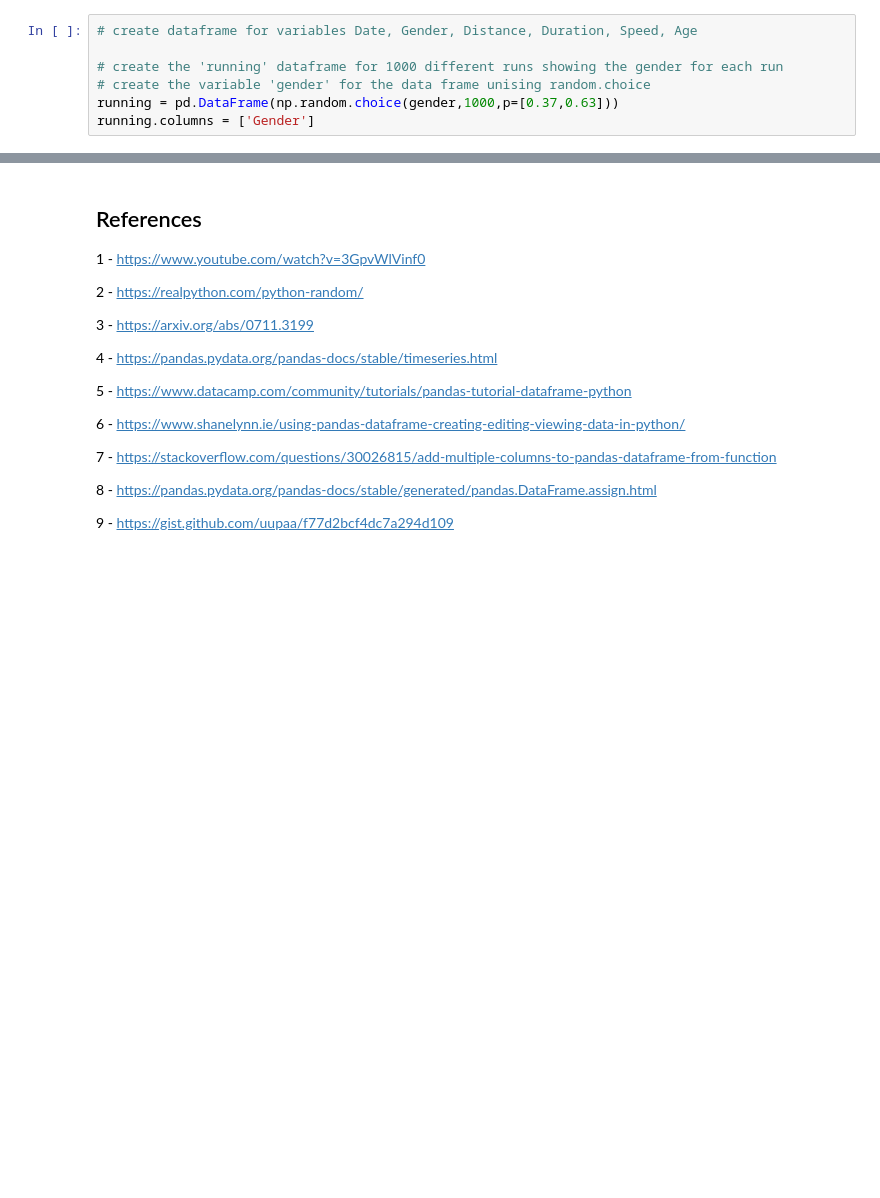
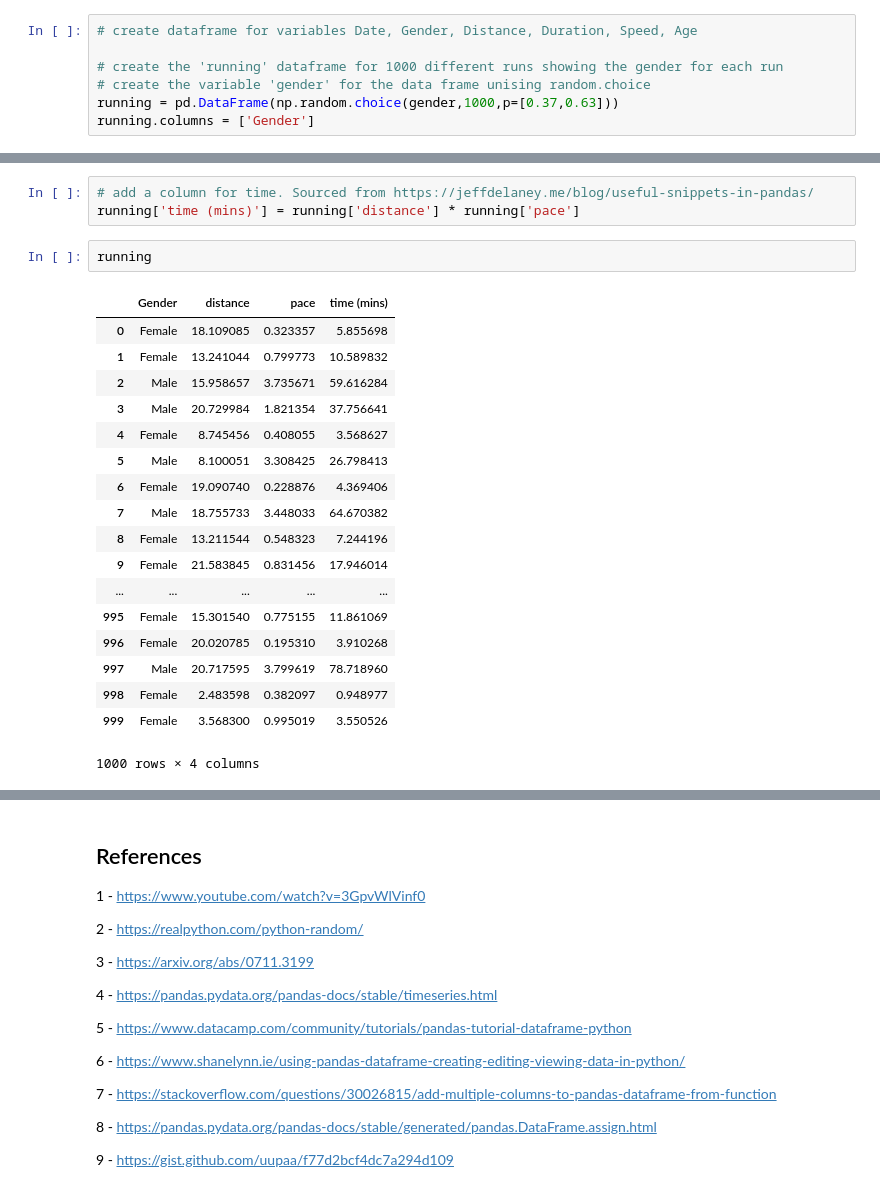
Before and after one commit to davidobrien1/project, a Jupyter notebook: phenomenon.ipynb, the cells around one changed output, grey strips where cells are left out. Saved outputs shown, nothing was run; the diff lists cells and outputs as text; blank space fills up the shorter version.

```diff
--- a/phenomenon.ipynb
+++ b/phenomenon.ipynb
@@ -193,0 +197,24 @@ ValueError: Length of values does not match length of index
+# %%
+# add a column for time. Sourced from https://jeffdelaney.me/blog/useful-snippets-in-pandas/
+running['time (mins)'] = running['distance'] * running['pace']
+# %%
+running
+# %% [output]
+|  | Gender | distance | pace | time (mins) |
+| 0 | Female | 18.109085 | 0.323357 | 5.855698 |
+| 1 | Female | 13.241044 | 0.799773 | 10.589832 |
+| 2 | Male | 15.958657 | 3.735671 | 59.616284 |
+| 3 | Male | 20.729984 | 1.821354 | 37.756641 |
+| 4 | Female | 8.745456 | 0.408055 | 3.568627 |
+| 5 | Male | 8.100051 | 3.308425 | 26.798413 |
+| 6 | Female | 19.090740 | 0.228876 | 4.369406 |
+| 7 | Male | 18.755733 | 3.448033 | 64.670382 |
+| 8 | Female | 13.211544 | 0.548323 | 7.244196 |
+| 9 | Female | 21.583845 | 0.831456 | 17.946014 |
+| ... | ... | ... | ... | ... |
+| 995 | Female | 15.301540 | 0.775155 | 11.861069 |
+| 996 | Female | 20.020785 | 0.195310 | 3.910268 |
+| 997 | Male | 20.717595 | 3.799619 | 78.718960 |
+| 998 | Female | 2.483598 | 0.382097 | 0.948977 |
+| 999 | Female | 3.568300 | 0.995019 | 3.550526 |
+1000 rows × 4 columns
```
Also changed, not shown: parts of 10 cells of this notebook.
